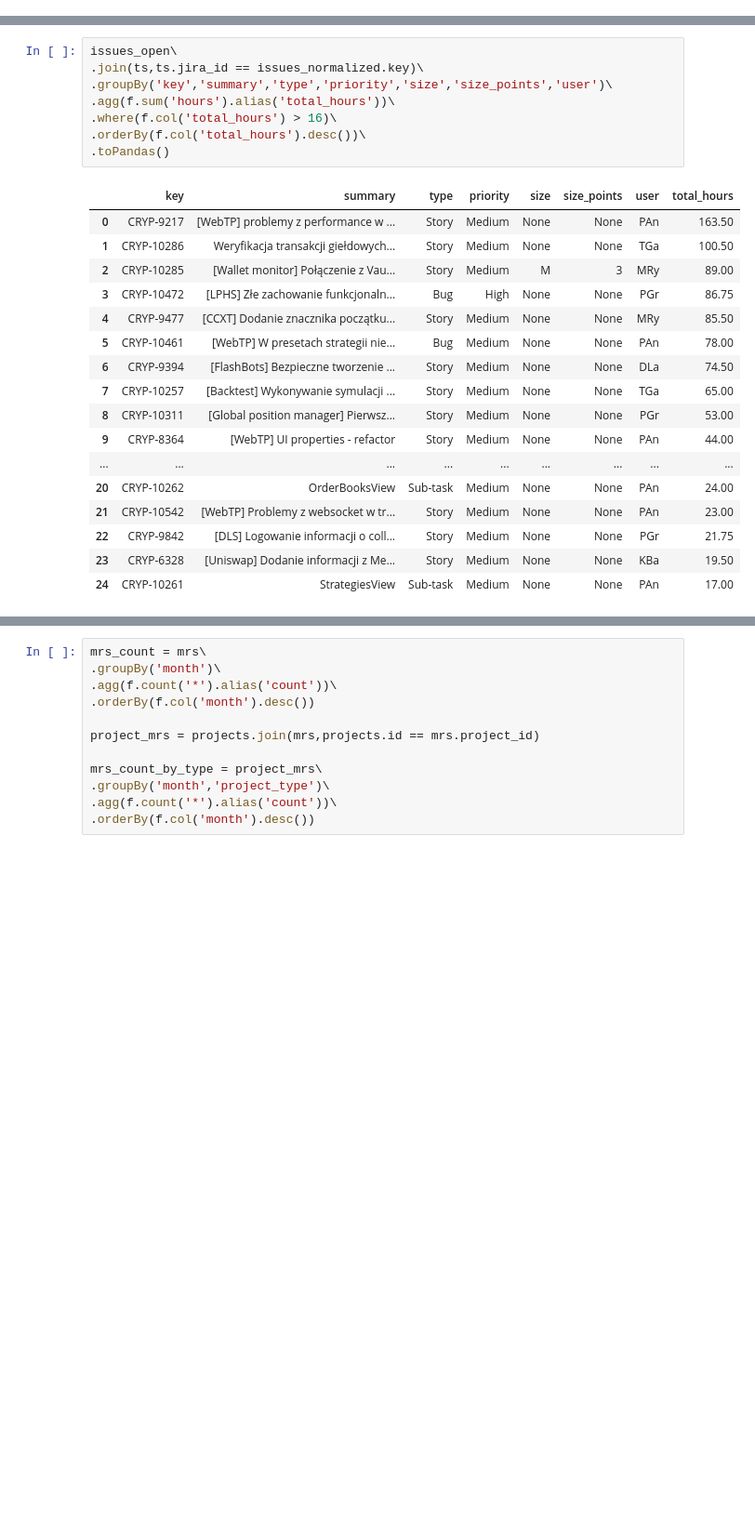
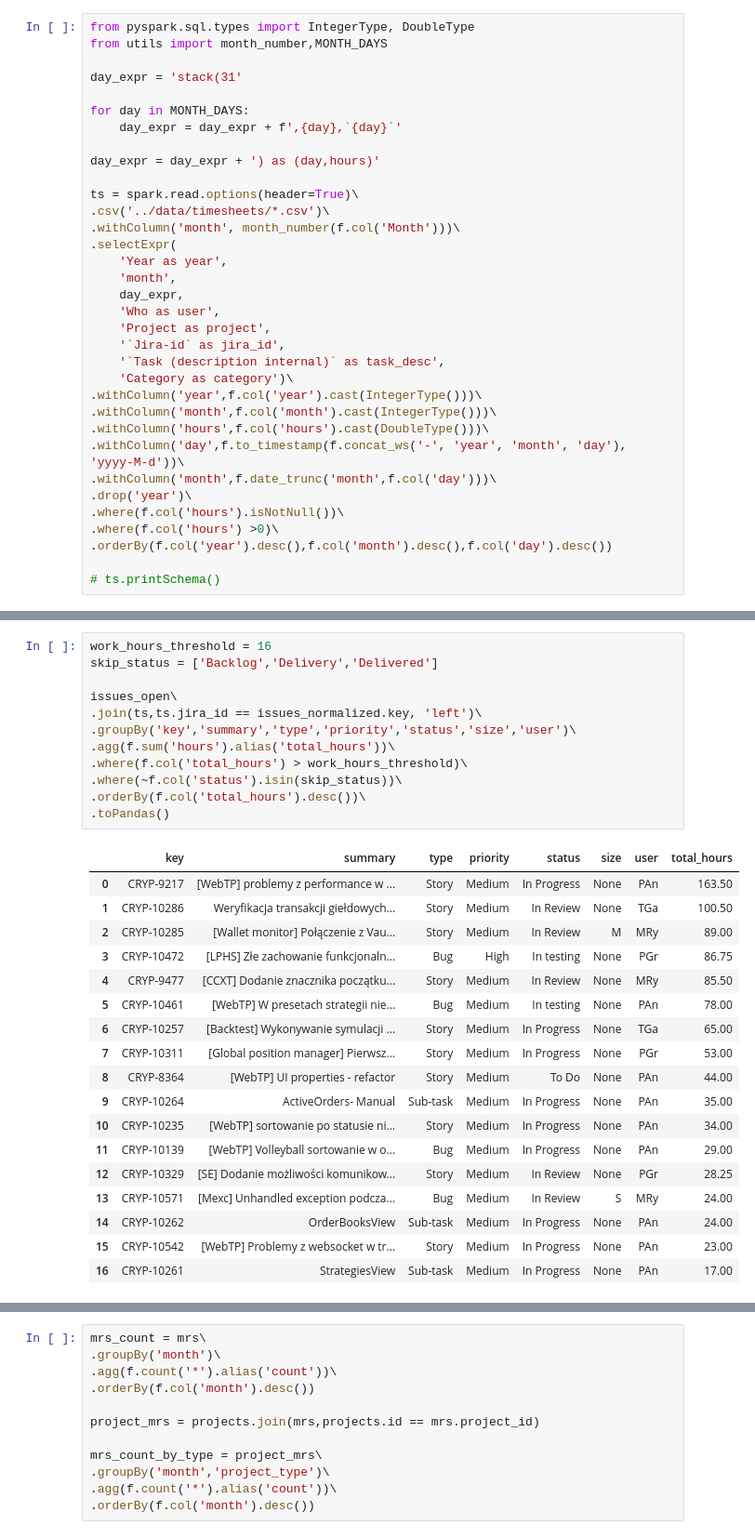
Before and after one commit to daniellas/oda, a Jupyter notebook: notebooks/overview.ipynb, the cells around one changed output, grey strips where cells are left out. Shown at 93% size. Drawn from its saved outputs; the diff is of its cells as text; blank space fills up the shorter version.

```diff
--- a/notebooks/overview.ipynb
+++ b/notebooks/overview.ipynb
@@ -50,0 +27,34 @@ issues = spark.read.json('../data/jira-issues-CRYP.json')
+# %%
+from pyspark.sql.types import IntegerType, DoubleType
+from utils import month_number,MONTH_DAYS
+
+day_expr = 'stack(31'
+
+for day in MONTH_DAYS:
+    day_expr = day_expr + f',{day},`{day}`'
+
+day_expr = day_expr + ') as (day,hours)'
+
+ts = spark.read.options(header=True)\
+.csv('../data/timesheets/*.csv')\
+.withColumn('month', month_number(f.col('Month')))\
+.selectExpr(
+    'Year as year',
+    'month',
+    day_expr,
+    'Who as user',
+    'Project as project',
+    '`Jira-id` as jira_id',
+    '`Task (description internal)` as task_desc',
+    'Category as category')\
+.withColumn('year',f.col('year').cast(IntegerType()))\
+.withColumn('month',f.col('month').cast(IntegerType()))\
+.withColumn('hours',f.col('hours').cast(DoubleType()))\
+.withColumn('day',f.to_timestamp(f.concat_ws('-', 'year', 'month', 'day'), 'yyyy-M-d'))\
+.withColumn('month',f.date_trunc('month',f.col('day')))\
+.drop('year')\
+.where(f.col('hours').isNotNull())\
+.where(f.col('hours') >0)\
+.orderBy(f.col('year').desc(),f.col('month').desc(),f.col('day').desc())
+
+# ts.printSchema()
@@ -193,26 +115,31 @@ root
 # %%
+work_hours_threshold = 16
+skip_status = ['Backlog','Delivery','Delivered']
+
 issues_open\
-.join(ts,ts.jira_id == issues_normalized.key)\
-.groupBy('key','summary','type','priority','size','size_points','user')\
+.join(ts,ts.jira_id == issues_normalized.key, 'left')\
+.groupBy('key','summary','type','priority','status','size','user')\
 .agg(f.sum('hours').alias('total_hours'))\
-.where(f.col('total_hours') > 16)\
+.where(f.col('total_hours') > work_hours_threshold)\
+.where(~f.col('status').isin(skip_status))\
 .orderBy(f.col('total_hours').desc())\
 .toPandas()
 # %% [output]
-|  | key | summary | type | priority | size | size_points | user | total_hours |
-| 0 | CRYP-9217 | [WebTP] problemy z performance w ... | Story | Medium | None | None | PAn | 163.50 |
-| 1 | CRYP-10286 | Weryfikacja transakcji giełdowych... | Story | Medium | None | None | TGa | 100.50 |
-| 2 | CRYP-10285 | [Wallet monitor] Połączenie z Vau... | Story | Medium | M | 3 | MRy | 89.00 |
-| 3 | CRYP-10472 | [LPHS] Złe zachowanie funkcjonaln... | Bug | High | None | None | PGr | 86.75 |
-| 4 | CRYP-9477 | [CCXT] Dodanie znacznika początku... | Story | Medium | None | None | MRy | 85.50 |
-| 5 | CRYP-10461 | [WebTP] W presetach strategii nie... | Bug | Medium | None | None | PAn | 78.00 |
-| 6 | CRYP-9394 | [FlashBots] Bezpieczne tworzenie ... | Story | Medium | None | None | DLa | 74.50 |
-| 7 | CRYP-10257 | [Backtest] Wykonywanie symulacji ... | Story | Medium | None | None | TGa | 65.00 |
-| 8 | CRYP-10311 | [Global position manager] Pierwsz... | Story | Medium | None | None | PGr | 53.00 |
-| 9 | CRYP-8364 | [WebTP] UI properties - refactor | Story | Medium | None | None | PAn | 44.00 |
-| ... | ... | ... | ... | ... | ... | ... | ... | ... |
-| 20 | CRYP-10262 | OrderBooksView | Sub-task | Medium | None | None | PAn | 24.00 |
-| 21 | CRYP-10542 | [WebTP] Problemy z websocket w tr... | Story | Medium | None | None | PAn | 23.00 |
-| 22 | CRYP-9842 | [DLS] Logowanie informacji o coll... | Story | Medium | None | None | PGr | 21.75 |
-| 23 | CRYP-6328 | [Uniswap] Dodanie informacji z Me... | Story | Medium | None | None | KBa | 19.50 |
-| 24 | CRYP-10261 | StrategiesView | Sub-task | Medium | None | None | PAn | 17.00 |
+|  | key | summary | type | priority | status | size | user | total_hours |
+| 0 | CRYP-9217 | [WebTP] problemy z performance w ... | Story | Medium | In Progress | None | PAn | 163.50 |
+| 1 | CRYP-10286 | Weryfikacja transakcji giełdowych... | Story | Medium | In Review | None | TGa | 100.50 |
+| 2 | CRYP-10285 | [Wallet monitor] Połączenie z Vau... | Story | Medium | In Review | M | MRy | 89.00 |
+| 3 | CRYP-10472 | [LPHS] Złe zachowanie funkcjonaln... | Bug | High | In testing | None | PGr | 86.75 |
+| 4 | CRYP-9477 | [CCXT] Dodanie znacznika początku... | Story | Medium | In Review | None | MRy | 85.50 |
+| 5 | CRYP-10461 | [WebTP] W presetach strategii nie... | Bug | Medium | In testing | None | PAn | 78.00 |
+| 6 | CRYP-10257 | [Backtest] Wykonywanie symulacji ... | Story | Medium | In Progress | None | TGa | 65.00 |
+| 7 | CRYP-10311 | [Global position manager] Pierwsz... | Story | Medium | In Progress | None | PGr | 53.00 |
+| 8 | CRYP-8364 | [WebTP] UI properties - refactor | Story | Medium | To Do | None | PAn | 44.00 |
+| 9 | CRYP-10264 | ActiveOrders- Manual | Sub-task | Medium | In Progress | None | PAn | 35.00 |
+| 10 | CRYP-10235 | [WebTP] sortowanie po statusie ni... | Story | Medium | In Progress | None | PAn | 34.00 |
+| 11 | CRYP-10139 | [WebTP] Volleyball sortowanie w o... | Bug | Medium | In Progress | None | PAn | 29.00 |
+| 12 | CRYP-10329 | [SE] Dodanie możliwości komunikow... | Story | Medium | In Review | None | PGr | 28.25 |
+| 13 | CRYP-10571 | [Mexc] Unhandled exception podcza... | Bug | Medium | In Review | S | MRy | 24.00 |
+| 14 | CRYP-10262 | OrderBooksView | Sub-task | Medium | In Progress | None | PAn | 24.00 |
+| 15 | CRYP-10542 | [WebTP] Problemy z websocket w tr... | Story | Medium | In Progress | None | PAn | 23.00 |
+| 16 | CRYP-10261 | StrategiesView | Sub-task | Medium | In Progress | None | PAn | 17.00 |
```
Also changed, not shown: parts of 22 cells of this notebook.
